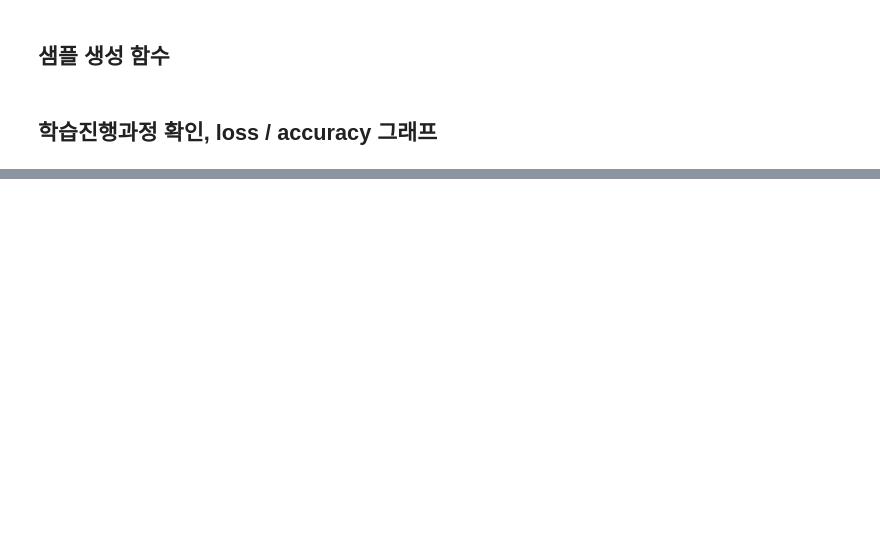
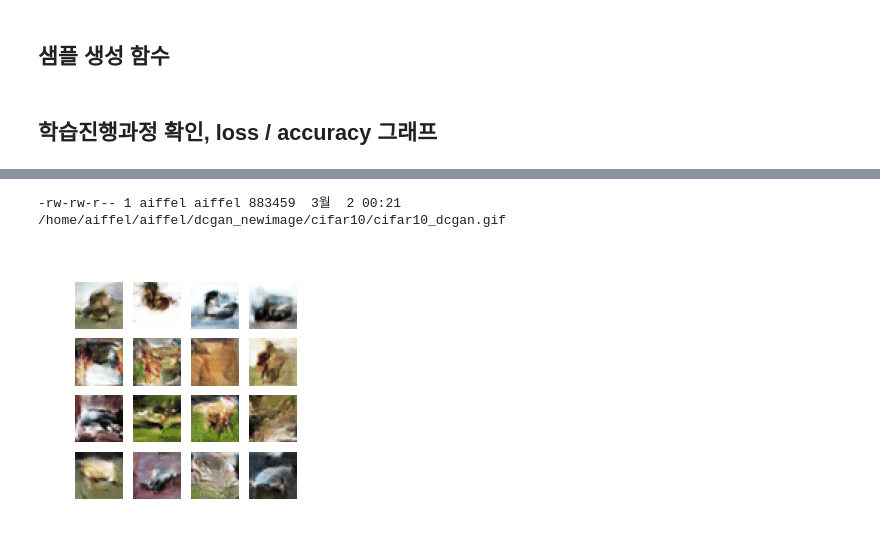
Before and after one commit to Jeonda/aiffel, a Jupyter notebook: [E12]CIFAR-10_GAN.ipynb, the cells around one changed output, grey strips where cells are left out. Saved outputs shown, nothing was run; the diff lists cells and outputs as text; code cells hidden in the pictures; blank space fills up the shorter version.

```diff
--- a/[E12]CIFAR-10_GAN.ipynb
+++ b/[E12]CIFAR-10_GAN.ipynb
@@ -399,0 +460,26 @@ plt.show()  # 정상적으로 모델이 로드되었다면 랜덤 이미지가
+# %%
+anim_file = os.getenv('HOME')+'/aiffel/dcgan_newimage/cifar10/cifar10_dcgan.gif'
+
+with imageio.get_writer(anim_file, mode='I') as writer:
+    filenames = glob.glob('{}/aiffel/dcgan_newimage/cifar10/generated_samples/sample*.png'.format(os.getenv('HOME')))
+    filenames = sorted(filenames)
+    last = -1
+    for i, filename in enumerate(filenames):
+        frame = 2*(i**0.3)
+        if round(frame) > round(last):
+            last = frame
+        else:
+            continue
+        image = imageio.imread(filename)
+        writer.append_data(image)
+    image = imageio.imread(filename)
+    writer.append_data(image)
+
+!ls -l ~/aiffel/dcgan_newimage/cifar10/cifar10_dcgan.gif
+# %% [output]
+-rw-rw-r-- 1 aiffel aiffel 883459  3월  2 00:21 /home/aiffel/aiffel/dcgan_newimage/cifar10/cifar10_dcgan.gif
+# %%
+from IPython.display import Image
+Image("aiffel/dcgan_newimage/cifar10/cifar10_dcgan.gif")
+# %% [output]
+[figure, added]
```
Also changed, not shown: parts of 46 cells of this notebook.
